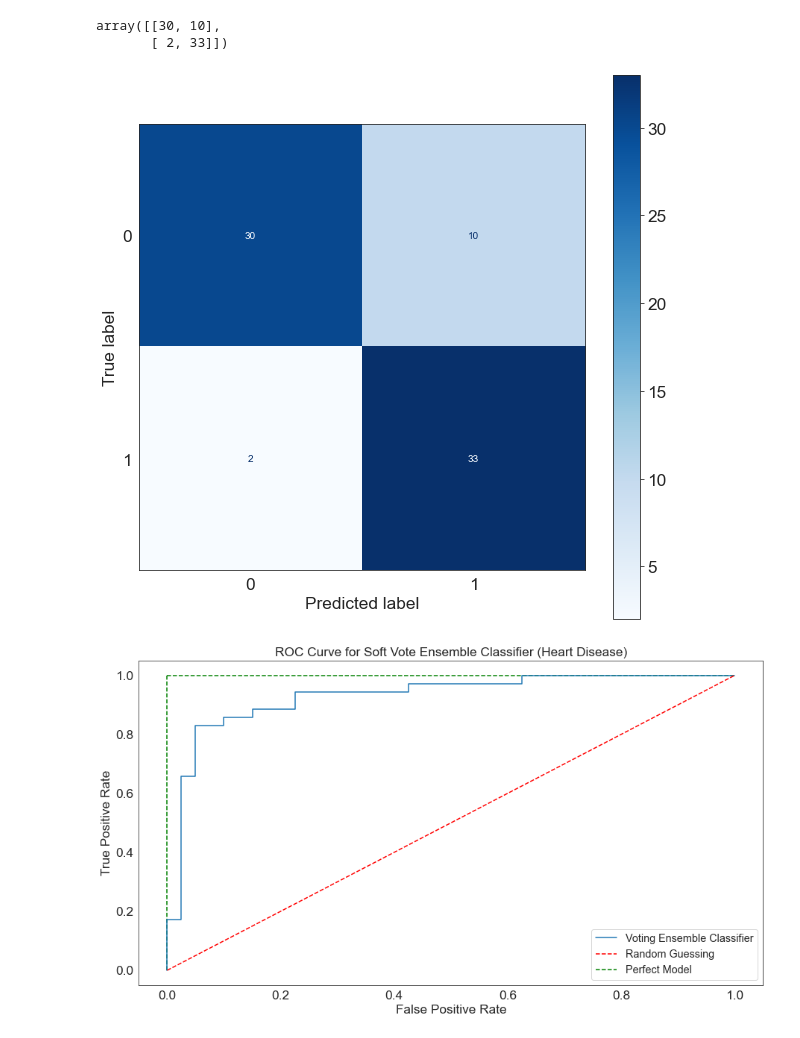
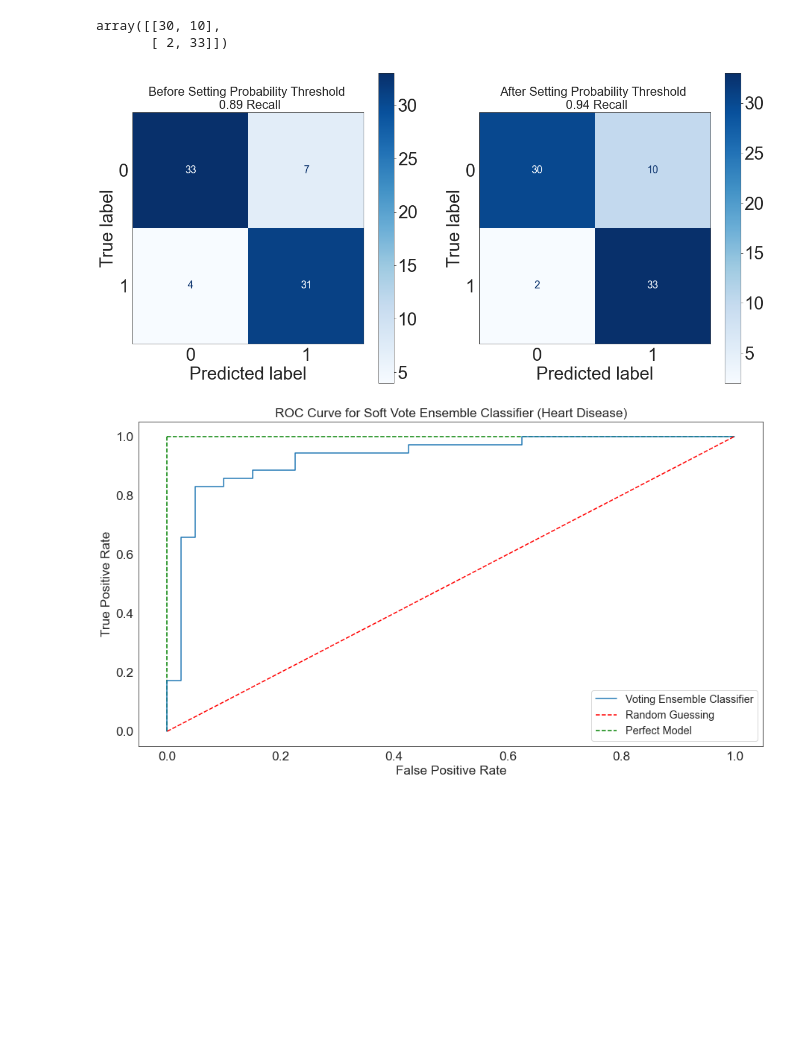
Before and after one commit to stlanier/Flatiron-School-Module-3-Project, a Jupyter notebook: notebooks/3_ensemble_classifier.ipynb, the cells around one changed output. Cells and saved outputs as stored; diff of their text form; code cells hidden in the pictures; blank space fills up the shorter version.

Commit message:
added a nicer, side-by-side comparison confusion matrix to show improvements from manually setting probability threshold.

```diff
--- a/notebooks/3_ensemble_classifier.ipynb
+++ b/notebooks/3_ensemble_classifier.ipynb
@@ -227,13 +219,21 @@ Test Recall: 0.9428571428571428
 Test Accuracy: 0.84
 array([[30, 10],
        [ 2, 33]])
-# %%
-sns.set_style('white')
-fig, ax = plt.subplots(figsize=(10,10))
-ConfusionMatrixDisplay(confusion_matrix(y_test, experimental_results)).plot(ax=ax, cmap='Blues')
-plt.savefig('../images/conf_custom_soft.png')
-# %% [output]
-[figure, removed]
+# %%
+sns.set_style('white')
+plt.rcParams.update({'font.size': 18})
+
+fig, axes = plt.subplots(1, 2, figsize=(20,10))
+ConfusionMatrixDisplay(confusion_matrix(y_test, gs_soft.predict(X_test))).plot(ax=axes[0], cmap='Blues')
+axes[0].set_title('Before Setting Probability Threshold \n 0.89 Recall')
+
+sns.set_style('white')
+ConfusionMatrixDisplay(confusion_matrix(y_test, experimental_results)).plot(ax=axes[1], cmap='Blues')
+axes[1].set_title('After Setting Probability Threshold \n 0.94 Recall')
+
+plt.savefig('../images/conf_side_by_side.png')
+# %% [output]
+[figure, added]
 # %%
 fpr, tpr, thres = roc_curve(y_test, [x[1] for x in gs_soft.predict_proba(X_test)])
 plt.figure(figsize=(15,8))
```
Also changed, not shown: parts of 3 cells of this notebook, 3 other files.
